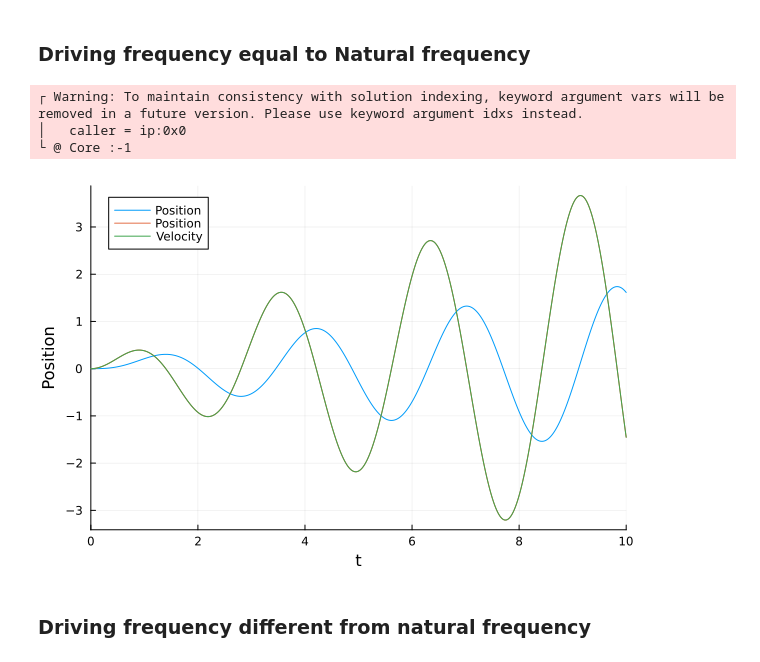
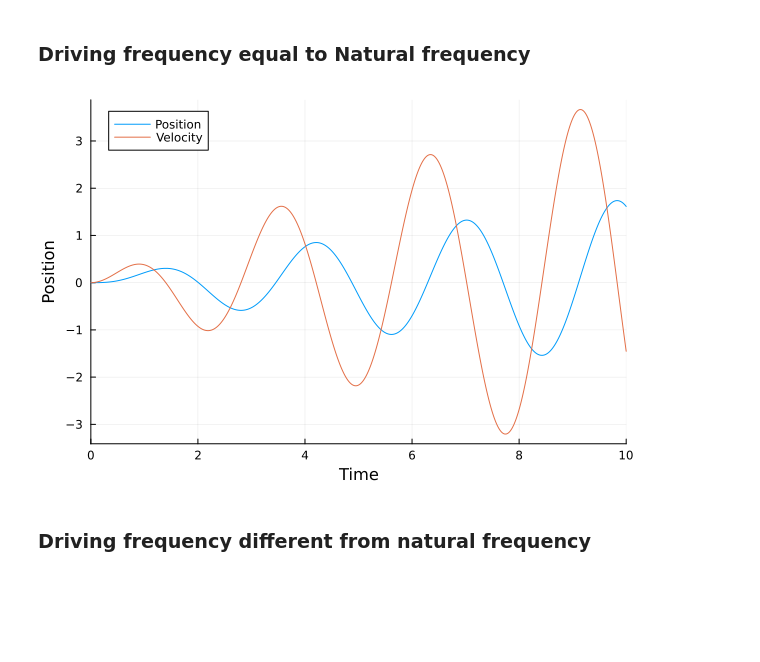
Before and after one commit to mrsalveen/Finite-Element-Model, a Jupyter notebook: massPoint1.ipynb, the cells around one changed output. Drawn from its saved outputs; the diff is of its cells as text; code cells hidden in the pictures; blank space fills up the shorter version.

```diff
--- a/massPoint1.ipynb
+++ b/massPoint1.ipynb
@@ -97,39 +97,35 @@ plot!(sol, idxs=2, label="Velocity")
 # %%
 function vibrating_door_nf!(du,u,p,t)
     x, v = u
     ω = sqrt(p[1] / p[3])  # natural frequency
     F = 10sin(ω*t)  # sinusoidal force at natural frequency
     k = p[1]
     c = p[2]
     m = p[3]
     du[1] = v
     du[2] = (F - k*x - c*v) / m
 end
 
 # Initial conditions
 u0 = [0.0, 0.0]  # initial position and velocity
 
 # Parameters
 k = 50  # spring constant
 c = 1   # damping coefficient
 m = 10  # mass
 p = [k, c, m]
 
 # Time span
 tspan = (0.0, 10.0)  # 10 seconds of simulation time
 
 # Solve ODE system
 prob = ODEProblem(vibrating_door_nf!, u0, tspan, p)
 sol = solve(prob, Tsit5(), reltol=1e-8, abstol=1e-8)
 
 # Plot results
-plot(sol, xlabel="Time", label="Position", ylabel="Position")
-plot!(sol, vars=(2), label="Velocity")
+plot(sol, xlabel="Time", ylabel=["Position" "Velocity"], label=["Position" "Velocity"])
 # %% [output]
-┌ Warning: To maintain consistency with solution indexing, keyword argument vars will be removed in a future version. Please use keyword argument idxs instead.
-│   caller = ip:0x0
-└ @ Core :-1
-[figure, old version]
+[figure, new version]
 # %% [markdown]
 ### Driving frequency different from natural frequency
 # %%
```
Also changed, not shown: parts of 6 cells of this notebook.
